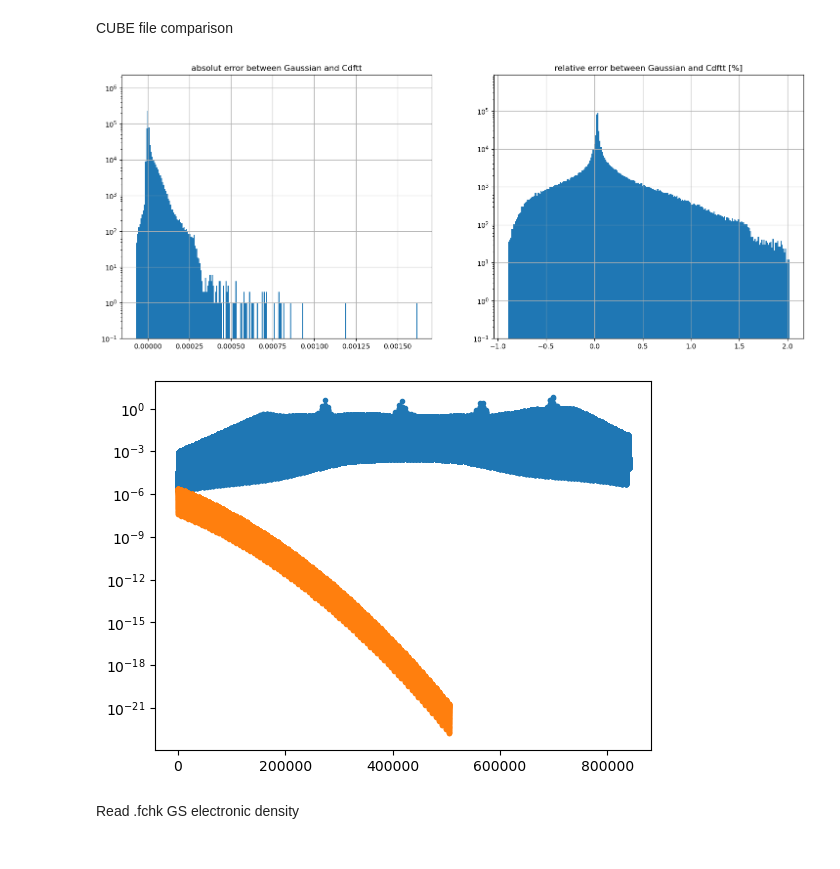
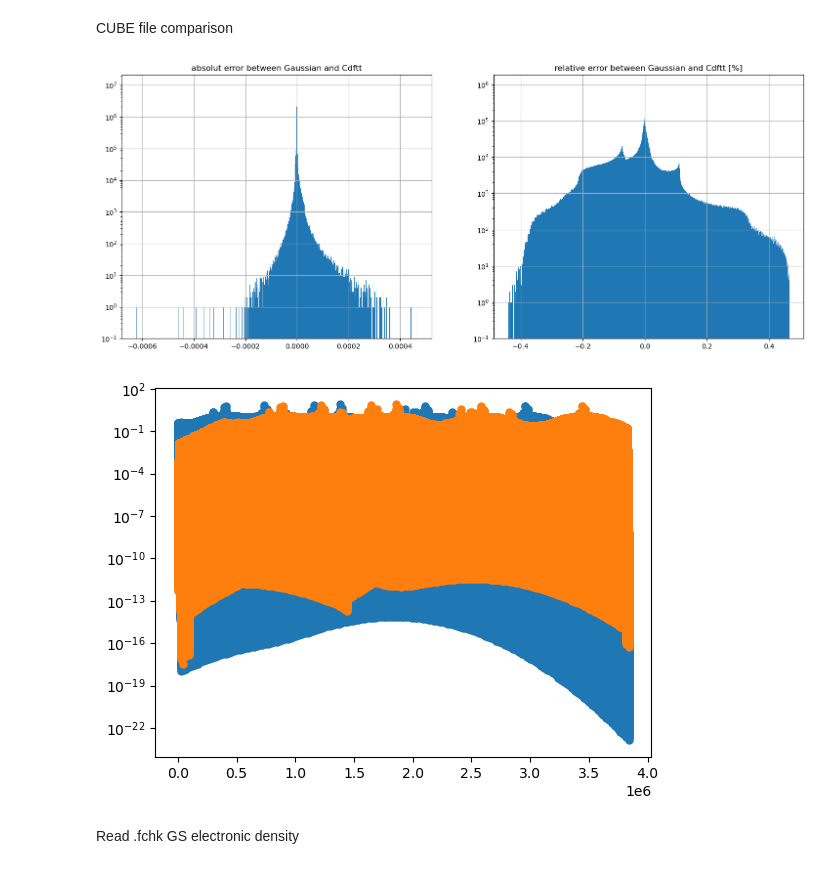
Before and after one commit to allouchear/CdftT, a Jupyter notebook: tools/dataAnalysis/data_analysis.ipynb, the cells around one changed output. Cells and saved outputs as stored; diff of their text form; code cells hidden in the pictures.

```diff
--- a/tools/dataAnalysis/data_analysis.ipynb
+++ b/tools/dataAnalysis/data_analysis.ipynb
@@ -72,8 +76,15 @@ compare 2 RDM
 # RDM from CdftT #
 ##################
 #f1 = open("/home/atourneur/Documents/CdftT/test_ambroise/test_acrolein/cpp/cpp_Gamma_state50_RDM.cdftt")
-f1 = open("/home/atourneur/Documents/CdftT/test_ambroise/test_acrolein/SDLimit/cpp_Gamma_SDlimit005__state8_RDM.cdftt")
-f2 = open("/home/atourneur/Documents/CdftT/test_ambroise/test_acrolein/SDLimit/cpp_Gamma_SDlimit0__state8_RDM.cdftt")
+#f1 = open("/home/atourneur/Documents/CdftT/test_ambroise/test_acrolein/SDLimit/cpp_Gamma_SDlimit005__state8_RDM.cdftt")
+#f2 = open("/home/atourneur/Documents/CdftT/test_ambroise/test_acrolein/SDLimit/cpp_Gamma_SDlimit0__state8_RDM.cdftt")
+
+f1 = open("/home/atourneur/Documents/data/fructose/cpp/Excited_states/cpp_Gamma__transition_state0_state1_RDM.cdftt")
+f2 = open("/home/atourneur/Documents/data/fructose/cpp/Excited_states/cpp_X__transition_state0_state1_RDM.cdftt")
+
+f1 = open("/home/atourneur/Documents/data/acrolein_runtime/cpp_X_new__transition_state0_state1_RDM.cdftt")
+f2 = open("/home/atourneur/Documents/data/acrolein_runtime/cpp_X_SDlimit01__transition_state0_state1_RDM.cdftt")
+
 Nmo = 80          # number of molecular orbitals i.e. size of matrix
 
 tokens = f1.read().split()
@@ -107,8 +118,8 @@ pyRDM = np.load(fname)
 ########
 # plot #
 ########
-RDM1 = CdftTRDM1[0:20,0:20]
-RDM2 = CdftTRDM2[0:20,0:20]*2
+RDM1 = CdftTRDM1[0:70,0:70]
+RDM2 = CdftTRDM2[0:70,0:70]*2
 
 fig, ax = plt.subplots(nrows=1, ncols=3,figsize=(20,5.5))
 plot1 = ax[0].pcolormesh(RDM1)
@@ -123,6 +134,6 @@ ax[2].set_title('RDM1-RDM2')
 plt.show()
 
 
-plt.plot(RDM1.flatten()-RDM2.flatten(),"*")
+plt.plot(RDM1.flatten()/np.max(RDM1.flatten())-RDM2.flatten()/np.max(RDM2.flatten()),"*")
 plt.show()
 # %% [output]
@@ -294,15 +338,16 @@ CUBE file comparison
 ########################
 # read both cube files #
 ########################
-f1= open("/home/atourneur/Documents/CdftT/test_ambroise/test_acrolein/SDLimit/cpp_Gamma_SDlimit0__state8.cube")
-#f1 = open("/home/atourneur/Documents/data/C30O26H52/input/cpp_Gamma__state1.cube")
-f2 = open("/home/atourneur/Documents/CdftT/test_ambroise/test_acrolein/SDLimit/cpp_Gamma_SDlimit005__state8.cube")
+#f1= open("/home/atourneur/Documents/CdftT/test_ambroise/test_acrolein/SDLimit/cpp_Gamma_SDlimit0__state8.cube")
+f1 = open("/home/atourneur/Documents/data/fructose/cpp/Excited_states/cpp_X__state1.cube")
+f2 = open("/home/atourneur/Documents/data/fructose/cpp/Excited_states/cpp_X__001__state1.cube")
+#f2 = open("/home/atourneur/Documents/data/fructose/Gaussian/fructose_Ex50.cube")
 #f2 = open("/home/atourneur/Documents/data/C30O26H52/input/C30O26H52_Ex1.cube")
 
 tokens = f1.read().split()
 data = []
 for idx, token in enumerate(tokens):
-    if idx >=62 :                            #ignore header
+    if idx >=142 :                            #ignore header
         row = token
         data.append(row)
 densitycpp = np.array(data,dtype=float)
@@ -310,48 +355,49 @@ densitycpp = np.array(data,dtype=float)
 tokens = f2.read().split()
 data = []
 for idx, token in enumerate(tokens):
-    if idx >=62:
+    if idx >=142:
         row = token
         data.append(row)
 densitygaussian = np.array(data,dtype=float)
 # %%
 ####################
 # create histogram #
 ####################
 
 #densitycpp = -densitycpp
-treshold = 1e-10
+treshold = 1e-7
 err = (densitycpp - densitygaussian)
 rel_err = err[np.abs(densitygaussian)>treshold]/densitygaussian[np.abs(densitygaussian)>treshold]*100
 
 scale = 'log'  #log or linear
-bins     = np.linspace(np.min(err),np.max(err),250)
-rel_bins = np.linspace(np.min(rel_err),np.max(rel_err),250)
+bins     = np.linspace(np.min(err),np.max(err),750)
+rel_bins = np.linspace(np.min(rel_err),np.max(rel_err),750)
 
 fig, ax = plt.subplots(nrows=1, ncols=2,figsize=(18,7))
 plot1 = ax[0].hist(err,bins=bins)
 plot2 = ax[1].hist(rel_err,bins=rel_bins)
 if scale=='log':
     ax[0].set_ylim([0.1,plot1[0].max()*10.1])
     ax[1].set_ylim([0.1,plot2[0].max()*10.1])
 if scale=='linear':
     ax[0].set_ylim([0.1,plot1[0].max()*1.1])
     ax[1].set_ylim([0.1,plot2[0].max()*1.1])
 ax[0].set_title("absolut error between Gaussian and Cdftt")
 ax[1].set_title("relative error between Gaussian and Cdftt [%]")
 ax[0].set_yscale(scale)
 ax[1].set_yscale(scale)
 ax[0].grid()
 ax[1].grid()
 plt.show()
 # %% [output]
-[figure, old version]
+[figure, new version]
 # %%
+
+plt.plot(densitycpp,'.')
 plt.plot(densitygaussian,'.')
-plt.plot(densitycpp,'.')
 plt.yscale('log')
 # %% [output]
-[figure, old version]
+[figure, new version]
 # %% [markdown]
 Read .fchk GS electronic density
 # %%
```
Also changed, not shown: parts of 15 cells of this notebook, 2 other files.
